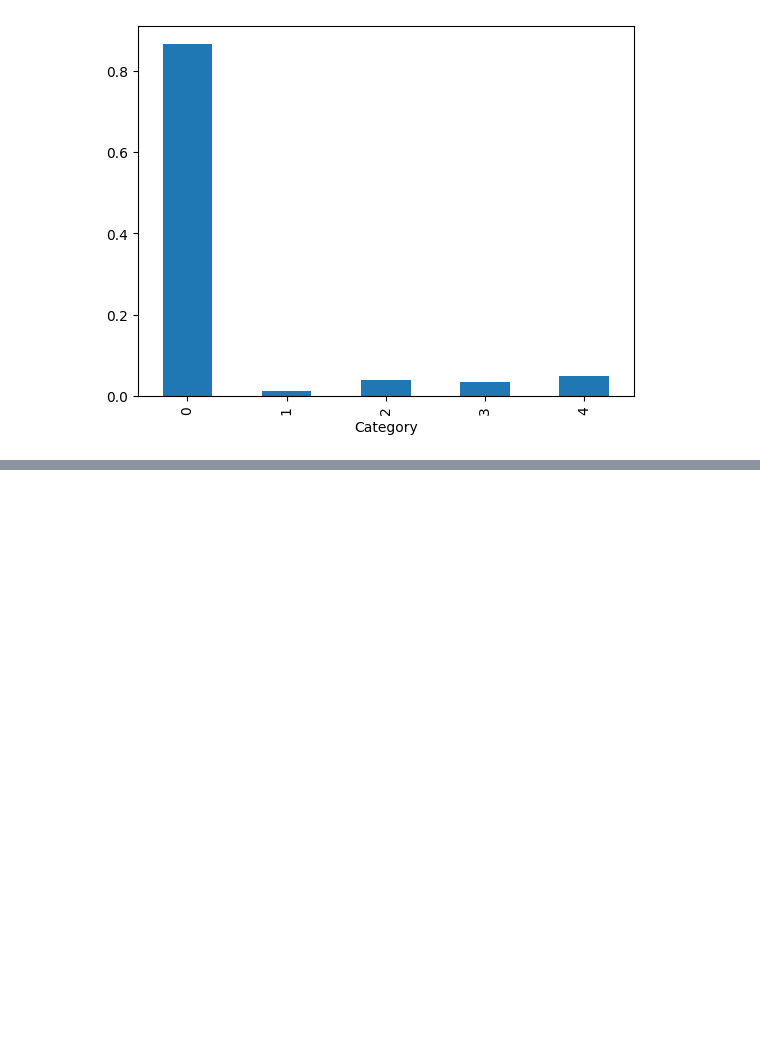
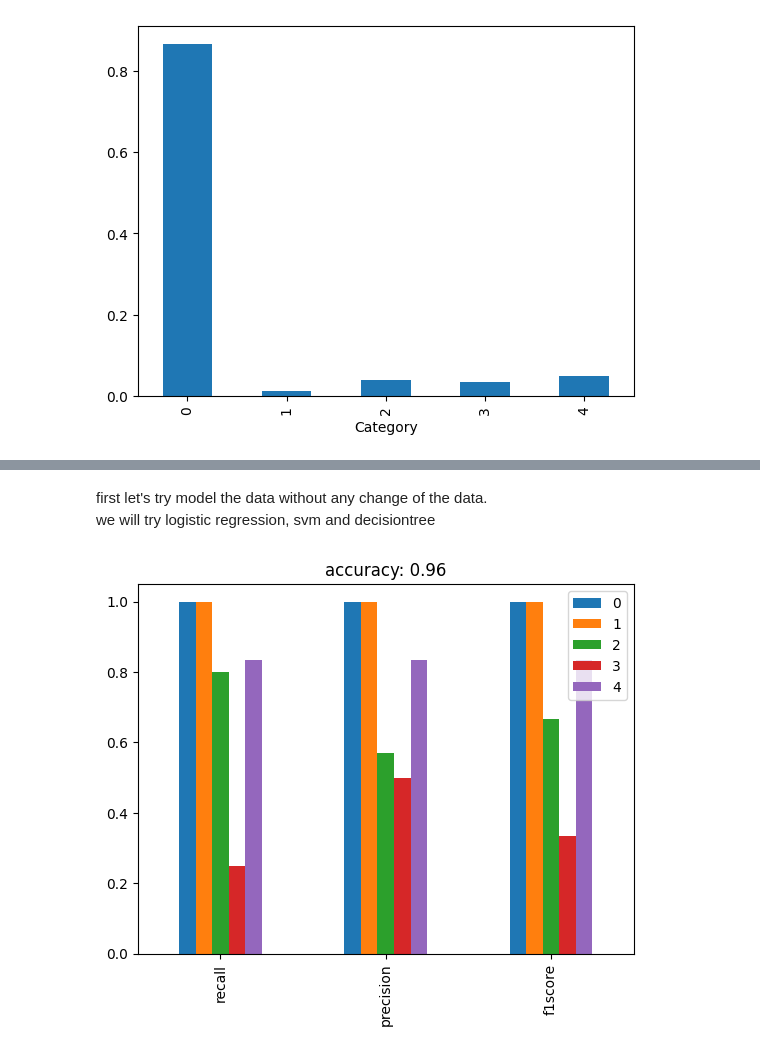
Before and after one commit to zhiyixu/ibm, a Jupyter notebook: 3.分类问题/project/HepatitisCdata.ipynb, the cells around one changed output, grey strips where cells are left out. Saved outputs shown, nothing was run; the diff lists cells and outputs as text; code cells hidden in the pictures; blank space fills up the shorter version.

```diff
--- a/3.分类问题/project/HepatitisCdata.ipynb
+++ b/3.分类问题/project/HepatitisCdata.ipynb
@@ -87,0 +154,42 @@ _  = sns.heatmap(df.corr(), annot=True, fmt=".1f")
+# %% [markdown]
+first let's try model the data without any change of the data.
+we will try logistic regression, svm and decisiontree
+# %%
+std_scaler = StandardScaler().fit(X_train)
+X_train = std_scaler.transform(X_train)
+# %%
+lr = LogisticRegression(
+    penalty="l2",
+    multi_class = 'multinomial',
+    solver = 'lbfgs',
+    max_iter = 1000).fit(X_train, y_train)
+# %%
+X_test = std_scaler.transform(X_test)
+
+y_hat = lr.predict(X_test)
+# %%
+def evaluate_metrics(yt, yp):
+    fig, ax = plt.subplots()
+    results_pos = {}
+    precision, recall, f_beta, _ = precision_recall_fscore_support(yt, yp)
+    results_pos['recall'] = recall
+    results_pos['precision'] = precision
+    results_pos['f1score'] = f_beta
+    pd.DataFrame(results_pos).T.plot(kind="bar", ax=ax)
+    plt.title(f"accuracy: {accuracy_score(yt, yp):.2f}")
+    plt.show()
+    return results_pos
+
+def evaluate_metrics_ax(yt, yp, ax, name):
+    results_pos = {}
+    precision, recall, f_beta, _ = precision_recall_fscore_support(yt, yp)
+    results_pos['recall'] = recall
+    results_pos['precision'] = precision
+    results_pos['f1score'] = f_beta
+    pd.DataFrame(results_pos).T.plot(kind="bar", ax=ax)
+    ax.set_title(f"{name} acc: {accuracy_score(yt, yp):.2f}")
+    return results_pos
+# %%
+lr_performance = evaluate_metrics(y_test, y_hat)
+# %% [output]
+[figure, added]
```
Also changed, not shown: parts of 48 cells of this notebook, 2 other files.
